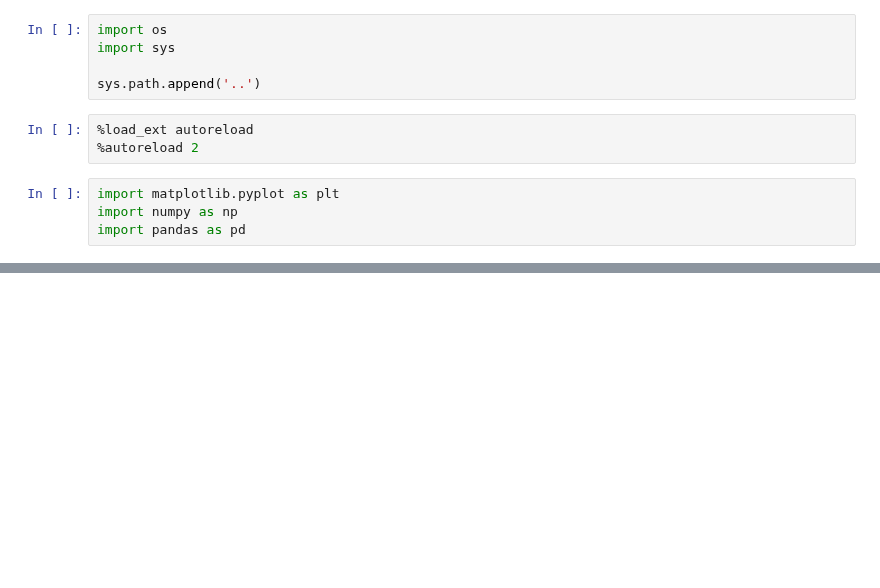
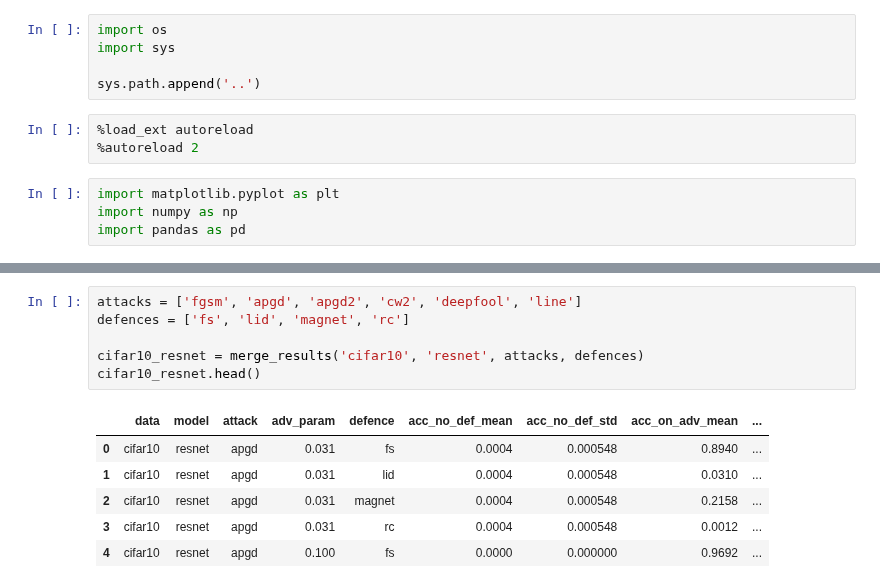
Before and after one commit to changx03/baard_exp2, a Jupyter notebook: charts/read_csv_results.ipynb, the cells around one changed output, grey strips where cells are left out. Drawn from its saved outputs; the diff is of its cells as text; blank space fills up the shorter version.

```diff
--- a/charts/read_csv_results.ipynb
+++ b/charts/read_csv_results.ipynb
@@ -133,0 +142,13 @@ df.to_csv('mnist_results.csv', index=False)
+# %%
+attacks = ['fgsm', 'apgd', 'apgd2', 'cw2', 'deepfool', 'line']
+defences = ['fs', 'lid', 'magnet', 'rc']
+
+cifar10_resnet = merge_results('cifar10', 'resnet', attacks, defences)
+cifar10_resnet.head()
+# %% [output]
+|  | data | model | attack | adv_param | defence | acc_no_def_mean | acc_no_def_std | acc_on_adv_mean | ... |
+| 0 | cifar10 | resnet | apgd | 0.031 | fs | 0.0004 | 0.000548 | 0.8940 | ... |
+| 1 | cifar10 | resnet | apgd | 0.031 | lid | 0.0004 | 0.000548 | 0.0310 | ... |
+| 2 | cifar10 | resnet | apgd | 0.031 | magnet | 0.0004 | 0.000548 | 0.2158 | ... |
+| 3 | cifar10 | resnet | apgd | 0.031 | rc | 0.0004 | 0.000548 | 0.0012 | ... |
+| 4 | cifar10 | resnet | apgd | 0.100 | fs | 0.0000 | 0.000000 | 0.9692 | ... |
```
Also changed, not shown: parts of 19 cells of this notebook, 5 other files.
